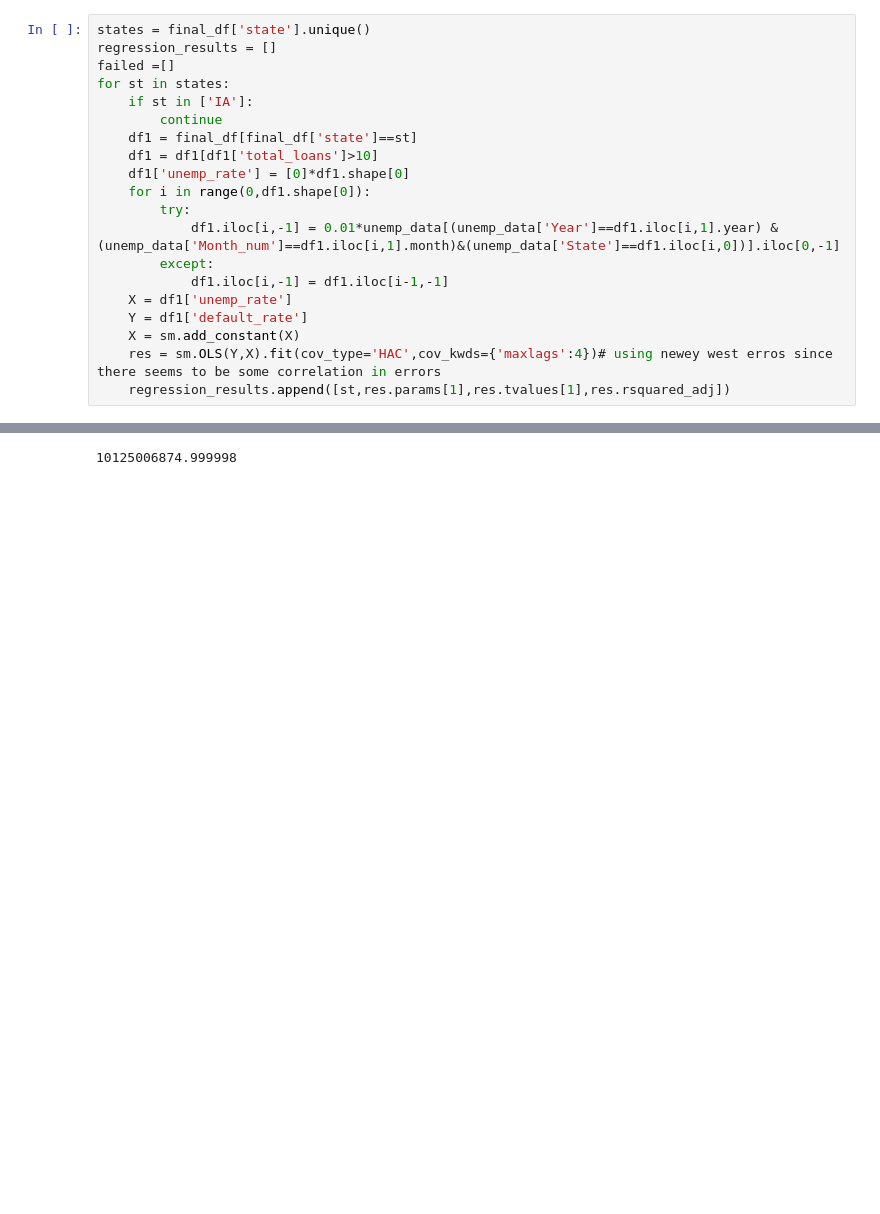
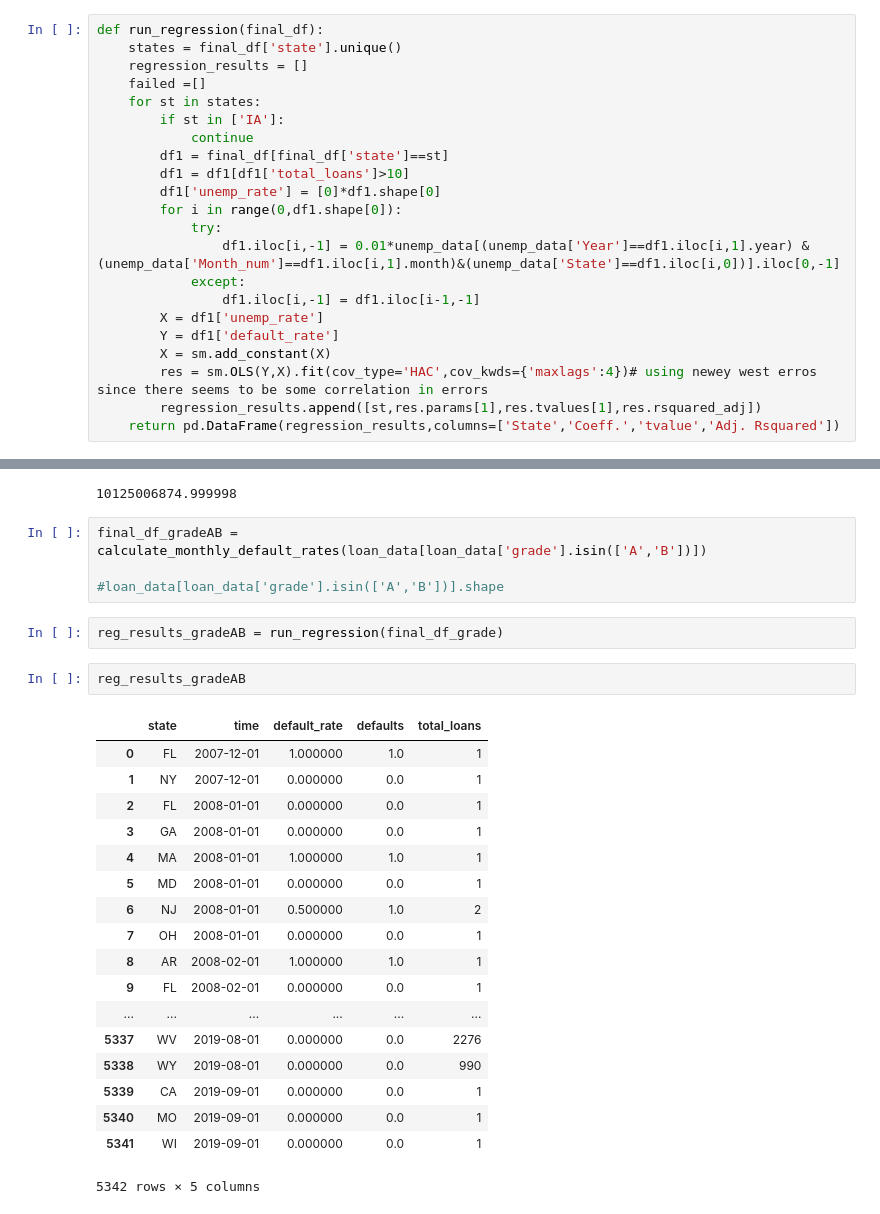
Before and after one commit to 180492sunney/risk_project, a Jupyter notebook: Risk_Project.ipynb, the cells around one changed output, grey strips where cells are left out. Saved outputs shown, nothing was run; the diff lists cells and outputs as text; blank space fills up the shorter version.

Commit message:
creating fn for regression

```diff
--- a/Risk_Project.ipynb
+++ b/Risk_Project.ipynb
@@ -263,22 +259,24 @@ dtype: float64
 
 removed IA since no total loans greater than 10
 # %%
-states = final_df['state'].unique()
-regression_results = []
-failed =[]
-for st in states:
-    if st in ['IA']:
-        continue
-    df1 = final_df[final_df['state']==st]
-    df1 = df1[df1['total_loans']>10]
-    df1['unemp_rate'] = [0]*df1.shape[0]
-    for i in range(0,df1.shape[0]):
-        try:
-            df1.iloc[i,-1] = 0.01*unemp_data[(unemp_data['Year']==df1.iloc[i,1].year) &(unemp_data['Month_num']==df1.iloc[i,1].month)&(unemp_data['State']==df1.iloc[i,0])].iloc[0,-1]
-        except:
-            df1.iloc[i,-1] = df1.iloc[i-1,-1]
-    X = df1['unemp_rate']
-    Y = df1['default_rate']
-    X = sm.add_constant(X)
-    res = sm.OLS(Y,X).fit(cov_type='HAC',cov_kwds={'maxlags':4})# using newey west erros since there seems to be some correlation in errors
-    regression_results.append([st,res.params[1],res.tvalues[1],res.rsquared_adj])
+def run_regression(final_df):
+    states = final_df['state'].unique()
+    regression_results = []
+    failed =[]
+    for st in states:
+        if st in ['IA']:
+            continue
+        df1 = final_df[final_df['state']==st]
+        df1 = df1[df1['total_loans']>10]
+        df1['unemp_rate'] = [0]*df1.shape[0]
+        for i in range(0,df1.shape[0]):
+            try:
+                df1.iloc[i,-1] = 0.01*unemp_data[(unemp_data['Year']==df1.iloc[i,1].year) &(unemp_data['Month_num']==df1.iloc[i,1].month)&(unemp_data['State']==df1.iloc[i,0])].iloc[0,-1]
+            except:
+                df1.iloc[i,-1] = df1.iloc[i-1,-1]
+        X = df1['unemp_rate']
+        Y = df1['default_rate']
+        X = sm.add_constant(X)
+        res = sm.OLS(Y,X).fit(cov_type='HAC',cov_kwds={'maxlags':4})# using newey west erros since there seems to be some correlation in errors
+        regression_results.append([st,res.params[1],res.tvalues[1],res.rsquared_adj])
+    return pd.DataFrame(regression_results,columns=['State','Coeff.','tvalue','Adj. Rsquared'])
@@ -406,3 +421,30 @@ State wise losses are shown below
 exp_by_state['princ_outstanding'].sum()[0]
 # %% [output]
 10125006874.999998
+# %%
+final_df_gradeAB = calculate_monthly_default_rates(loan_data[loan_data['grade'].isin(['A','B'])])
+
+#loan_data[loan_data['grade'].isin(['A','B'])].shape
+# %%
+reg_results_gradeAB = run_regression(final_df_grade)
+# %%
+reg_results_gradeAB
+# %% [output]
+|  | state | time | default_rate | defaults | total_loans |
+| 0 | FL | 2007-12-01 | 1.000000 | 1.0 | 1 |
+| 1 | NY | 2007-12-01 | 0.000000 | 0.0 | 1 |
+| 2 | FL | 2008-01-01 | 0.000000 | 0.0 | 1 |
+| 3 | GA | 2008-01-01 | 0.000000 | 0.0 | 1 |
+| 4 | MA | 2008-01-01 | 1.000000 | 1.0 | 1 |
+| 5 | MD | 2008-01-01 | 0.000000 | 0.0 | 1 |
+| 6 | NJ | 2008-01-01 | 0.500000 | 1.0 | 2 |
+| 7 | OH | 2008-01-01 | 0.000000 | 0.0 | 1 |
+| 8 | AR | 2008-02-01 | 1.000000 | 1.0 | 1 |
+| 9 | FL | 2008-02-01 | 0.000000 | 0.0 | 1 |
+| ... | ... | ... | ... | ... | ... |
+| 5337 | WV | 2019-08-01 | 0.000000 | 0.0 | 2276 |
+| 5338 | WY | 2019-08-01 | 0.000000 | 0.0 | 990 |
+| 5339 | CA | 2019-09-01 | 0.000000 | 0.0 | 1 |
+| 5340 | MO | 2019-09-01 | 0.000000 | 0.0 | 1 |
+| 5341 | WI | 2019-09-01 | 0.000000 | 0.0 | 1 |
+5342 rows × 5 columns
```
Also changed, not shown: parts of 4 cells of this notebook.
